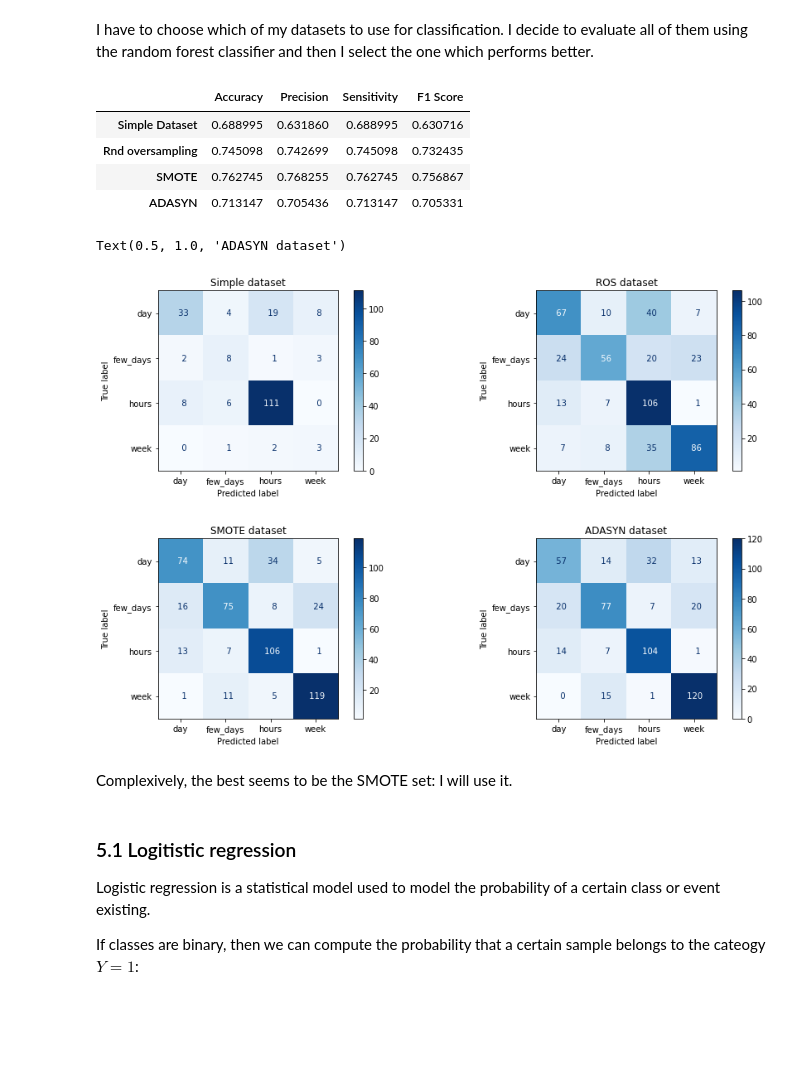
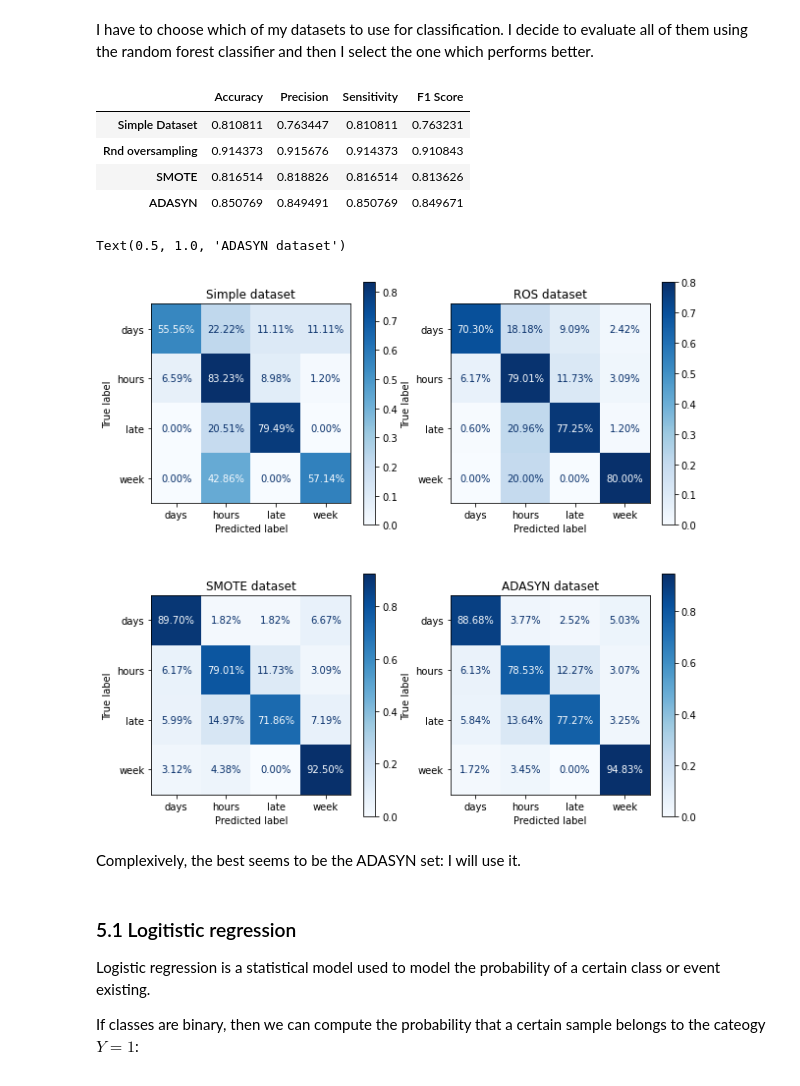
Before and after one commit to gianluigilopardo/Absenteeism_prediction, a Jupyter notebook: absenteeism_notebook.ipynb, the cells around one changed output. Cells and saved outputs as stored; diff of their text form; code cells hidden in the pictures; blank space fills up the shorter version.

```diff
--- a/absenteeism_notebook.ipynb
+++ b/absenteeism_notebook.ipynb
@@ -247,3 +225,0 @@ It is only one record, having *reason* value equal to 27. One idea should be to
-# %%
-ds = ds[ds['abs_hours'] > 0]
-ds.describe()
@@ -277,12 +259,12 @@ In order to apply **Classification**, I want to divide the values of *Absenteeis
 # %%
 # Create label for ABS_HOURS: assume 8 hours day work
 def level(absh):
-  if(absh <= 7):
+  if(absh < 2):
+    lev = 'late'
+  elif((absh >= 2) and (absh <= 12)):
     lev = 'hours'
-  elif((absh > 7) and (absh <= 12)):
-    lev = 'day'
   elif((absh > 12) and (absh <  40)):
-    lev = 'few_days'
+    lev = 'days'
   elif(absh >= 40):
     lev = 'week'
   return lev
@@ -325,6 +307,7 @@ ds['day_name'] = ds['day_name'].astype('category')
 
 # Adding reasons value:
 reason_mapping = {
+    0: 'Unjustified',
     1: 'Certain infectious and parasitic diseases',
     2: 'Neoplasms',
     3: 'Diseases of the blood and blood-forming organs and certain disorders involving the immune mechanism',
@@ -695,8 +686,8 @@ The ADASYN test set has 116 records with label 0, 124 records with label 1, 126
 # %% [markdown]
 I have to choose which of my datasets to use for classification. I decide to evaluate all of them using the random forest classifier and then I select the one which performs better.
 # %%
-## Random forest with max depth = 4 of every tree, with 100 trees
-class_forest = RandomForestClassifier(n_estimators = 100, max_depth = 4, random_state = SEED)
+## Random forest with max depth = 8 of every tree, with 200 trees
+class_forest = RandomForestClassifier(n_estimators = 200, max_depth = 8, random_state = SEED)
 #class_forest = RandomForestClassifier(random_state = SEED)
 
 #Simple dataset
@@ -752,46 +743,32 @@ metrics.loc["ADASYN"] = [ADASYN_accuracy,ADASYN_precision,ADASYN_sensitivity,ADA
 metrics
 # %% [output]
 |  | Accuracy | Precision | Sensitivity | F1 Score |
-| Simple Dataset | 0.688995 | 0.631860 | 0.688995 | 0.630716 |
-| Rnd oversampling | 0.745098 | 0.742699 | 0.745098 | 0.732435 |
-| SMOTE | 0.762745 | 0.768255 | 0.762745 | 0.756867 |
-| ADASYN | 0.713147 | 0.705436 | 0.713147 | 0.705331 |
+| Simple Dataset | 0.810811 | 0.763447 | 0.810811 | 0.763231 |
+| Rnd oversampling | 0.914373 | 0.915676 | 0.914373 | 0.910843 |
+| SMOTE | 0.816514 | 0.818826 | 0.816514 | 0.813626 |
+| ADASYN | 0.850769 | 0.849491 | 0.850769 | 0.849671 |
 # %%
-fig, (simple, ros) = plt.subplots(ncols = 2, figsize = (15, 4))
-fig, (smote, adasyn) = plt.subplots(ncols = 2, figsize = (15, 4))
+fig, ((simple, ros), (smote, adasyn)) = plt.subplots(nrows = 2, ncols = 2, figsize = (10, 10))
 
-plot_confusion_matrix(class_forest, X_test, y_test,
-                      display_labels = levels,
-                      cmap = plt.cm.Blues,
-                      values_format = '4.0f',
-                      #normalize = 'true',
+plot_confusion_matrix(class_forest, X_test, y_test, display_labels = levels,
+                      cmap = plt.cm.Blues, values_format = '0.2%', normalize = 'true',
                       ax = simple)
-plot_confusion_matrix(class_forest, X_test_ROS, y_test_ROS,
-                      display_labels = levels,
-                      cmap = plt.cm.Blues,
-                      values_format = '4.0f',
-                      #normalize = 'true',
+plot_confusion_matrix(class_forest, X_test_ROS, y_test_ROS, display_labels = levels,
+                      cmap = plt.cm.Blues, values_format = '0.2%', normalize = 'true',
                       ax = ros)
-plot_confusion_matrix(class_forest, X_test_SMOTE, y_test_SMOTE,
-                      display_labels = levels,
-                      cmap = plt.cm.Blues,
-                      values_format = '4.0f',
-                      #normalize = 'true',
+plot_confusion_matrix(class_forest, X_test_SMOTE, y_test_SMOTE, display_labels = levels,
+                      cmap = plt.cm.Blues, values_format = '0.2%', normalize = 'true',
                       ax = smote)
-plot_confusion_matrix(class_forest, X_test_ADASYN, y_test_ADASYN,
-                      display_labels = levels,
-                      cmap = plt.cm.Blues,
-                      values_format = '4.0f',
-                      #normalize = 'true',
+plot_confusion_matrix(class_forest, X_test_ADASYN, y_test_ADASYN, display_labels = levels,
+                      cmap = plt.cm.Blues, values_format = '0.2%', normalize = 'true',
                       ax = adasyn)
 simple.set_title('Simple dataset')
 ros.set_title('ROS dataset')
 smote.set_title('SMOTE dataset')
 adasyn.set_title('ADASYN dataset')
 # %% [output]
 Text(0.5, 1.0, 'ADASYN dataset')
-[figure, old version]
+[figure, new version]
-[figure, removed]
 # %% [markdown]
-Complexively, the best seems to be the SMOTE set: I will use it.
+Complexively, the best seems to be the ADASYN set: I will use it.
 # %%
```
Also changed, not shown: parts of 39 cells of this notebook.
